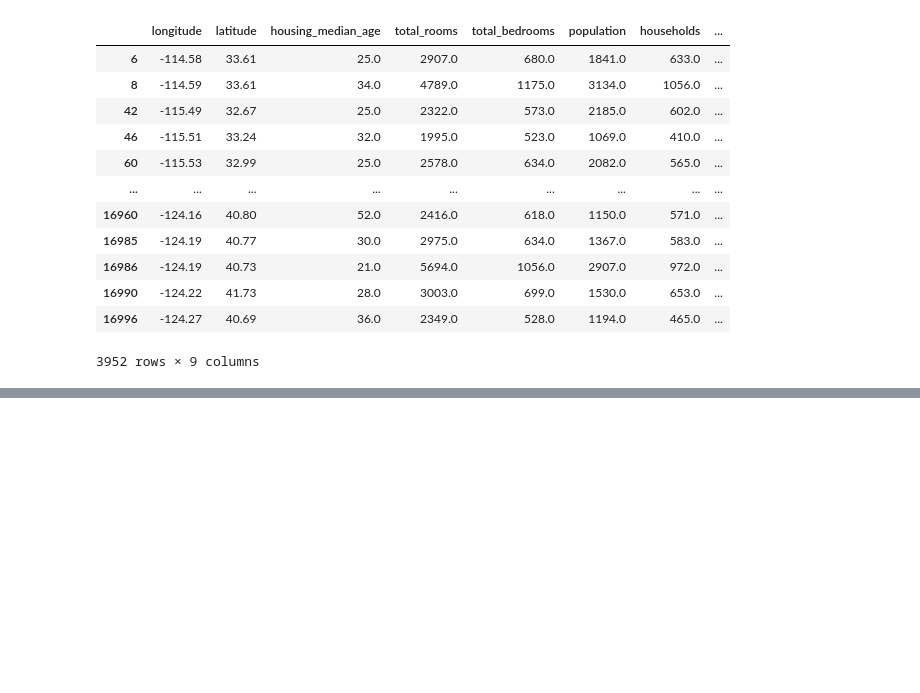
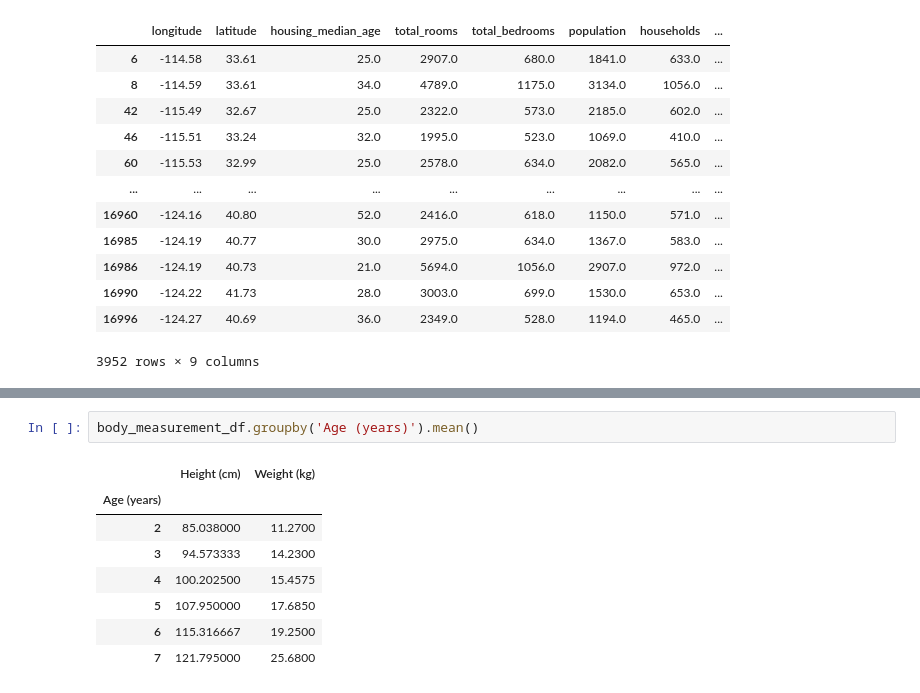
Before and after one commit to Aliyamkamila/Fundamental-Data-Science, a Jupyter notebook: Pandas.ipynb, the cells around one changed output, grey strips where cells are left out. Saved outputs shown, nothing was run; the diff lists cells and outputs as text; blank space fills up the shorter version.

```diff
--- a/Pandas.ipynb
+++ b/Pandas.ipynb
@@ -449,0 +496,11 @@ housing[(housing['housing_median_age'] > 20.0) & (housing['total_bedrooms'] > 50
+# %%
+body_measurement_df.groupby('Age (years)').mean()
+# %% [output]
+|  | Height (cm) | Weight (kg) |
+| Age (years) |  |  |
+| 2 | 85.038000 | 11.2700 |
+| 3 | 94.573333 | 14.2300 |
+| 4 | 100.202500 | 15.4575 |
+| 5 | 107.950000 | 17.6850 |
+| 6 | 115.316667 | 19.2500 |
+| 7 | 121.795000 | 25.6800 |
```
Also changed, not shown: parts of 12 cells of this notebook.
